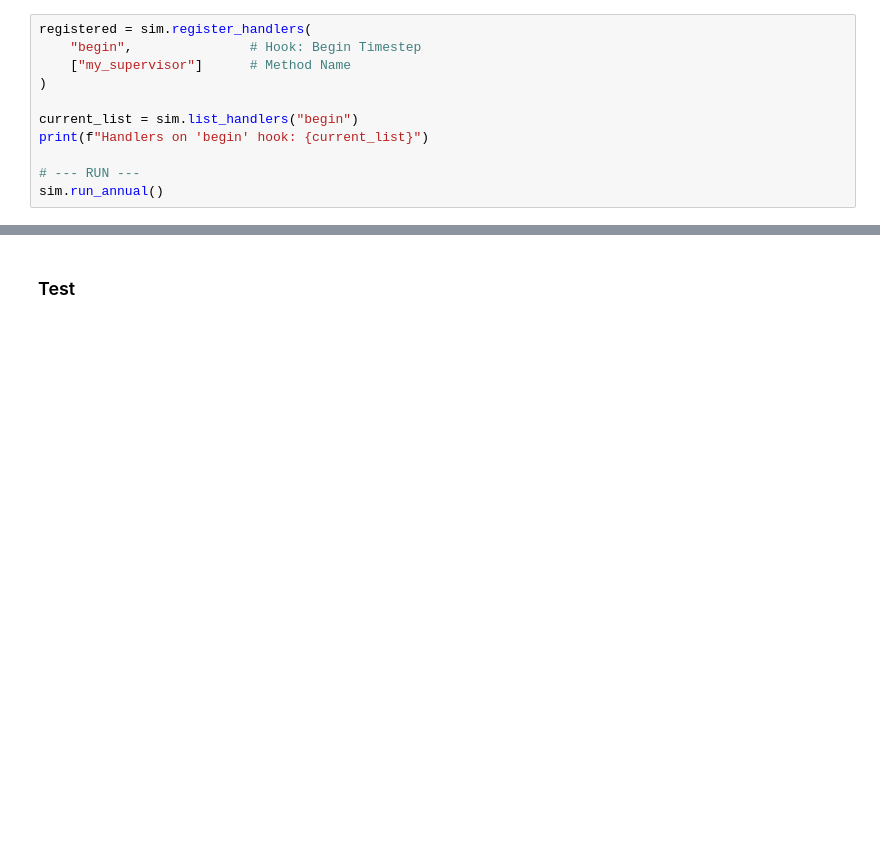
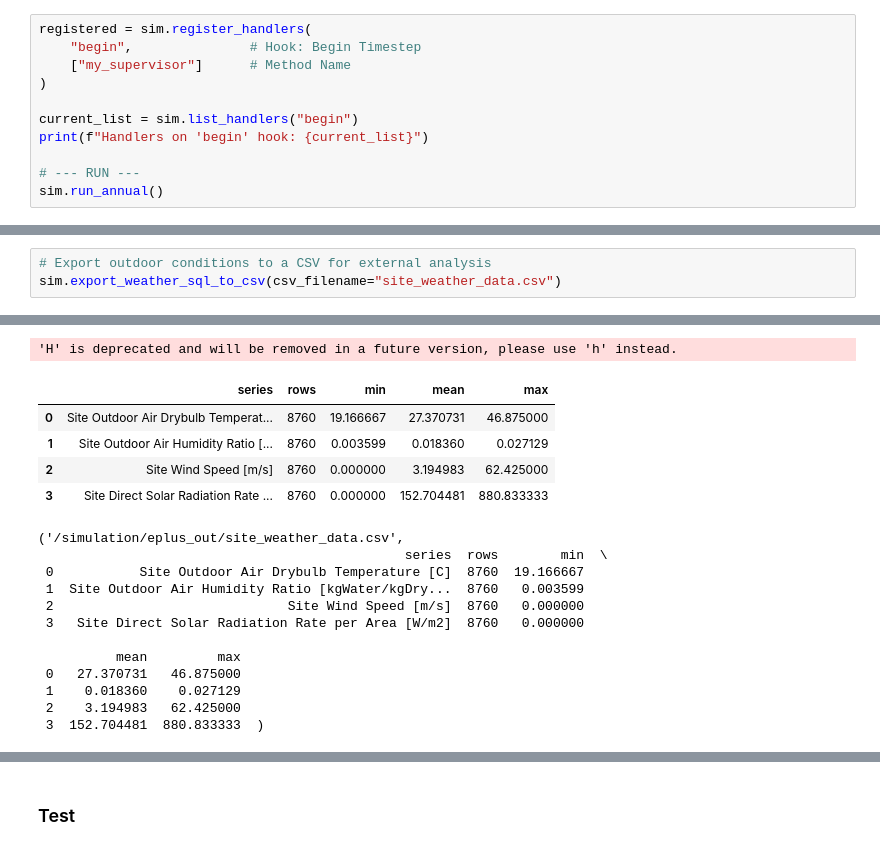
Before and after one commit to mugalan/energy-plus-utility, a Jupyter notebook: energyplus-utility.ipynb, the cells around one changed output, grey strips where cells are left out. Drawn from its saved outputs; the diff is of its cells as text; blank space fills up the shorter version.

```diff
--- a/energyplus-utility.ipynb
+++ b/energyplus-utility.ipynb
@@ -199,0 +439,4 @@ print(object)
+# %%
+# Export outdoor conditions to a CSV for external analysis
+sim.export_weather_sql_to_csv(csv_filename="site_weather_data.csv")
+# %% [output]
@@ -199,0 +445,18 @@ print(object)
+'H' is deprecated and will be removed in a future version, please use 'h' instead.
+|  | series | rows | min | mean | max |
+| 0 | Site Outdoor Air Drybulb Temperat... | 8760 | 19.166667 | 27.370731 | 46.875000 |
+| 1 | Site Outdoor Air Humidity Ratio [... | 8760 | 0.003599 | 0.018360 | 0.027129 |
+| 2 | Site Wind Speed [m/s] | 8760 | 0.000000 | 3.194983 | 62.425000 |
+| 3 | Site Direct Solar Radiation Rate ... | 8760 | 0.000000 | 152.704481 | 880.833333 |
+('/simulation/eplus_out/site_weather_data.csv',
+                                               series  rows        min  \
+ 0           Site Outdoor Air Drybulb Temperature [C]  8760  19.166667
+ 1  Site Outdoor Air Humidity Ratio [kgWater/kgDry...  8760   0.003599
+ 2                              Site Wind Speed [m/s]  8760   0.000000
+ 3   Site Direct Solar Radiation Rate per Area [W/m2]  8760   0.000000
+
+          mean         max
+ 0   27.370731   46.875000
+ 1    0.018360    0.027129
+ 2    3.194983   62.425000
+ 3  152.704481  880.833333  )
```
Also changed, not shown: parts of 36 cells of this notebook.
